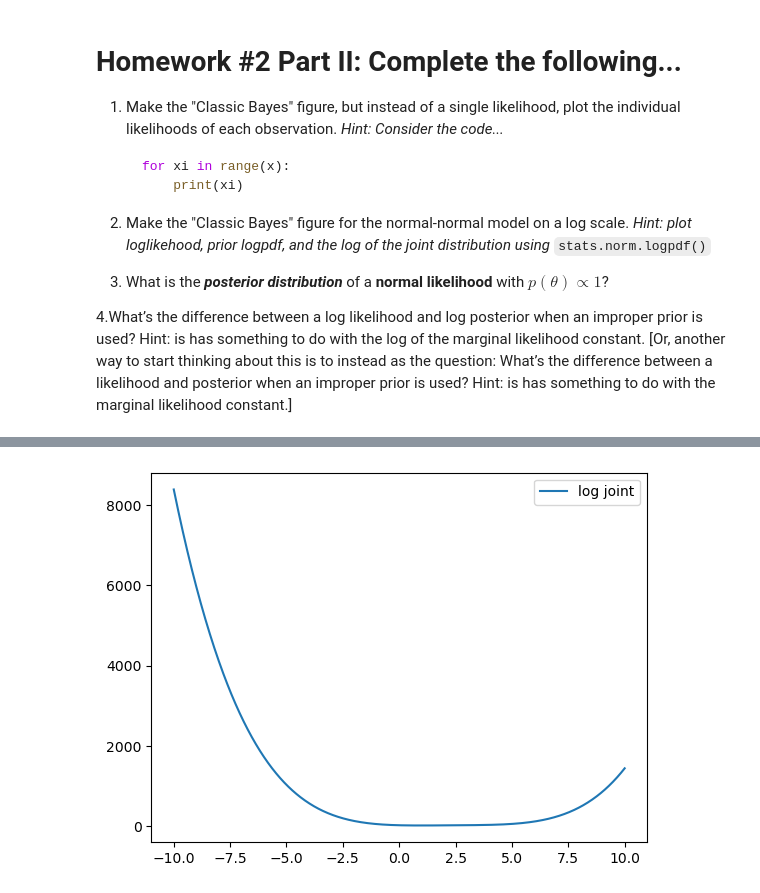
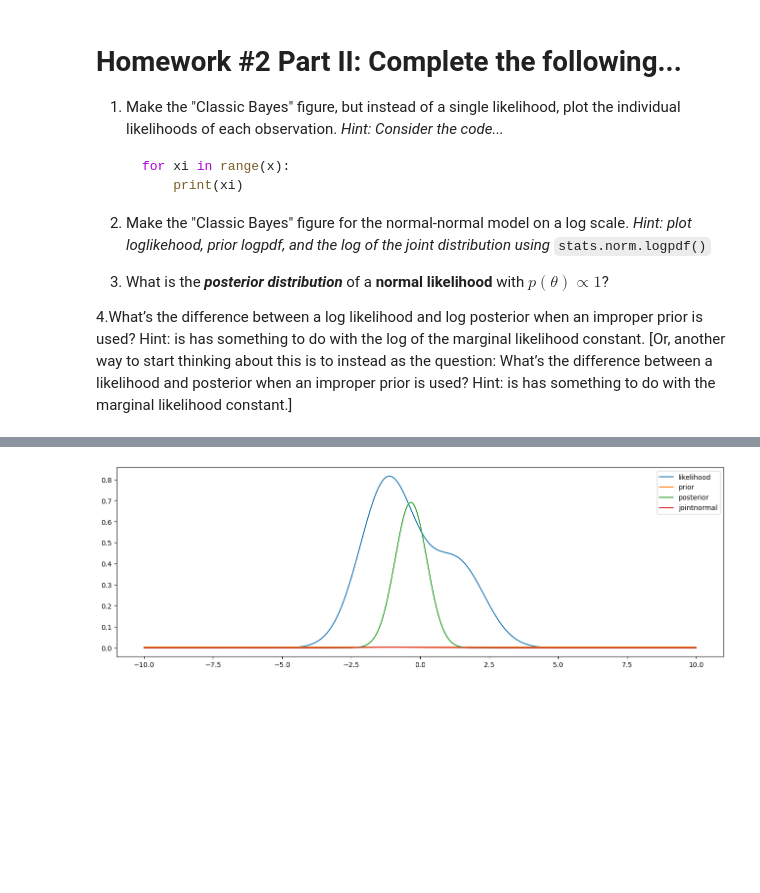
Before and after one commit to OmarChanouha/STA365, a Jupyter notebook: Omar Chanouha (HW2).ipynb, the cells around one changed output, grey strips where cells are left out. Saved outputs shown, nothing was run; the diff lists cells and outputs as text; code cells hidden in the pictures; blank space fills up the shorter version.

```diff
--- a/Omar Chanouha (HW2).ipynb
+++ b/Omar Chanouha (HW2).ipynb
@@ -165,8 +169,0 @@ plt.show()
-# %%
-# Question 2 part b
-
-# Plotting prior log pdf
-
-theta_0,tau = 4,0.5
-logprior = stats.norm(loc=theta_0, scale=1/tau**0.5).logpdf(parameter_domain)
-plt.plot(parameter_domain, logprior, label = f'Log-prior')
@@ -176,15 +170,24 @@ plt.plot(parameter_domain, logprior, label = f'Log-prior')
-# %%
-# Question 2 part b
-
-# Plotting joint log pdf
-
-c = 1
-
-logjoint = c*logprior*loglikelihood
-
-plt.plot(parameter_domain, logjoint, label = f'log joint')
-
-plt.legend()
-plt.show()
-# %% [output]
-[figure, removed]
+# %%
+# Question 3
+n = 3; x = stats.norm(loc=0,scale=1).rvs(n); theta_0,tau = 4,1/10000; parameter_domain = np.linspace(-10,10,1001);
+
+prior = stats.norm(loc=theta_0, scale=1/tau**0.5).pdf(parameter_domain)
+
+likelihood = stats.norm.pdf((x[:,np.newaxis])*np.ones(parameter_domain.shape),
+                            loc=parameter_domain, scale=1).sum(axis=0)
+
+posterior = stats.norm(loc=(tau*theta_0+x.sum())/(tau+n), scale=1/(tau+n)**0.5).pdf(parameter_domain)
+# We use sum now instead of prod since we are in the log space
+
+c = 1
+jointnormal = c*prior*likelihood
+plt.figure(figsize=(16,5))
+
+plt.plot(parameter_domain, likelihood, label = f'likelihood');plt.plot(parameter_domain, prior, label = f'prior');plt.plot(parameter_domain,posterior, label = f'posterior');plt.plot(parameter_domain, jointnormal , label = f'jointnormal')
+
+plt.legend()
+plt.show()
+
+# The posterior is a normal distribution
+# %% [output]
+[figure, added]
```
Also changed, not shown: parts of 19 cells of this notebook.
